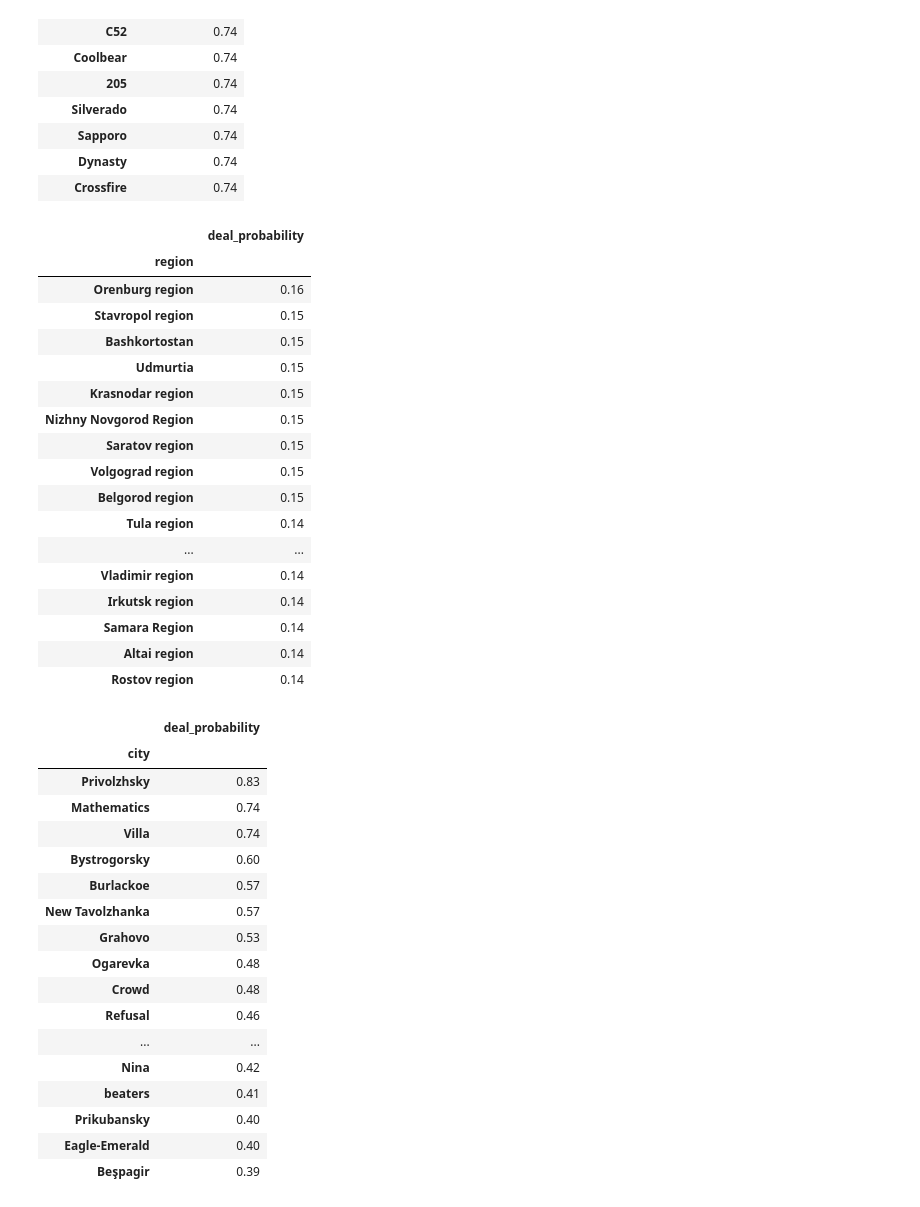
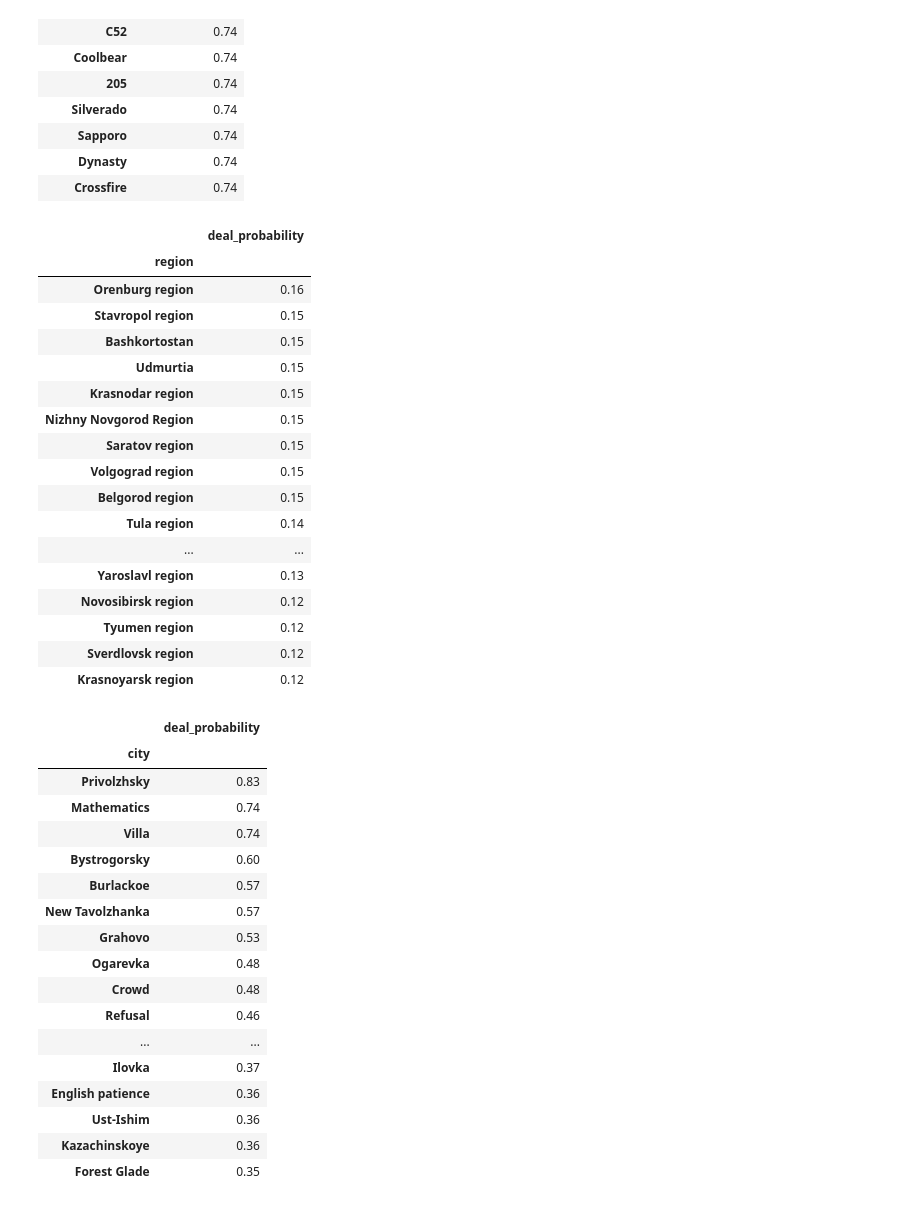
Before and after one commit to vinicius-alves/Kaggle-Avito-Challenge, a Jupyter notebook: notebook analise dos dados.ipynb, the cells around one changed output. Cells and saved outputs as stored; diff of their text form; code cells hidden in the pictures.

```diff
--- a/notebook analise dos dados.ipynb
+++ b/notebook analise dos dados.ipynb
@@ -16,7 +57,7 @@ from tqdm import tqdm,tqdm_pandas
 Faremos primeiramente uma breve análise dos dados do dataset de treino. Trata-se de um dataset com 1503424 registros e 18 colunas, com seus respectivos tipos descritos abaixo.
 # %%
 # Leitura dos dados do dataset
-data = pd.read_csv('file/train-full.csv', encoding='utf8',  parse_dates=["activation_date"])
+data = pd.read_csv('data/train.csv', encoding='utf8',  parse_dates=["activation_date"])
 
 data.info()
 # %% [output]
@@ -44,6 +85,8 @@ Optamos por eliminar algumas colunas que certamente não influenciam a probabili
 # %%
-columns_to_drop =['item_id','item_seq_number']
+columns_to_drop =['item_id']
 data.drop(columns=columns_to_drop, inplace=True)
+# Transforma a coluna 'image_top_1' para str
+data['image_top_1'] = data['image_top_1'].astype(str)
 data.head(5)
 # %% [output]
 |  | user_id | region | city | parent_category_name | category_name | param_1 | param_2 | param_3 | title | ... |
@@ -101,6 +139,7 @@ plt.show()
 
 Nota-se que os dados do dataset são todos em russo, uma linguagem que nós desconhecemos, o que dificultaria uma análise mais transparente nessa etapa do trabalho. Portanto, decidimos, para esta etapa, traduzir os dados das colunas categóricas para o inglês, utilizando a bilioteca de processamento de texto TextBlob.
 # %%
+# Função para traduizir o texto para o Inglês
 def translate(x):
     try:
         return ''.join(textblob.TextBlob(x).translate(to="en"))
@@ -110,10 +149,10 @@ def translate(x):
 columns_to_translate = ["region","city","parent_category_name","category_name","param_1","param_2","param_3"]
 
 for column in columns_to_translate:
-    print("Traduzindo coluna " + column + ":")
     columnGroups = pd.Series(list(data.groupby(column).groups))
-    tqdm.pandas(tqdm())
-    columnGroupsEN=columnGroups.progress_map(translate)
+    columnGroupsEN=map(translate, columnGroups)
     dictionaryGroupsTranslate = dict(zip(list(columnGroups), list(columnGroupsEN)))
     data[column] = pd.Series(list(str(dictionaryGroupsTranslate.get(word, word)) for word in data[column]))
+
+data.head(15)
 # %% [output]
@@ -254,28 +286,29 @@ display_side_by_side(param_1,param_2,param_3)
 | Dynasty | 0.74 |
 | Crossfire | 0.74 |
 # %%
-region = data.groupby('region').mean().sort_values('deal_probability', ascending=False).head(20).drop(['price','image_top_1'], axis=1)
-city = data.groupby('city').mean().sort_values('deal_probability', ascending=False).head(20).drop(['price','image_top_1'], axis=1)
-display_side_by_side(region,city)
+region = data.groupby('region').mean().sort_values('deal_probability', ascending=False).drop(['price','item_seq_number'], axis=1)
+city = data.groupby('city').mean().sort_values('deal_probability', ascending=False).head(30).drop(['price','item_seq_number'], axis=1)
+image_top_1 = data.groupby('image_top_1').mean().sort_values('deal_probability', ascending=False).head(30).drop(['price','item_seq_number'], axis=1)
+display_side_by_side(region, city, image_top_1)
 # %% [output]
 |  | deal_probability |
 | region |  |
 | Orenburg region | 0.16 |
 | Stavropol region | 0.15 |
 | Bashkortostan | 0.15 |
 | Udmurtia | 0.15 |
 | Krasnodar region | 0.15 |
 | Nizhny Novgorod Region | 0.15 |
 | Saratov region | 0.15 |
 | Volgograd region | 0.15 |
 | Belgorod region | 0.15 |
 | Tula region | 0.14 |
 | ... | ... |
-| Vladimir region | 0.14 |
-| Irkutsk region | 0.14 |
-| Samara Region | 0.14 |
-| Altai region | 0.14 |
-| Rostov region | 0.14 |
+| Yaroslavl region | 0.13 |
+| Novosibirsk region | 0.12 |
+| Tyumen region | 0.12 |
+| Sverdlovsk region | 0.12 |
+| Krasnoyarsk region | 0.12 |
 |  | deal_probability |
 | city |  |
 | Privolzhsky | 0.83 |
@@ -289,8 +322,8 @@ display_side_by_side(region,city)
 | Crowd | 0.48 |
 | Refusal | 0.46 |
 | ... | ... |
-| Nina | 0.42 |
-| beaters | 0.41 |
-| Prikubansky | 0.40 |
-| Eagle-Emerald | 0.40 |
-| Beşpagir | 0.39 |
+| Ilovka | 0.37 |
+| English patience | 0.36 |
+| Ust-Ishim | 0.36 |
+| Kazachinskoye | 0.36 |
+| Forest Glade | 0.35 |
```
Also changed, not shown: parts of 20 cells of this notebook, 1 other file.
